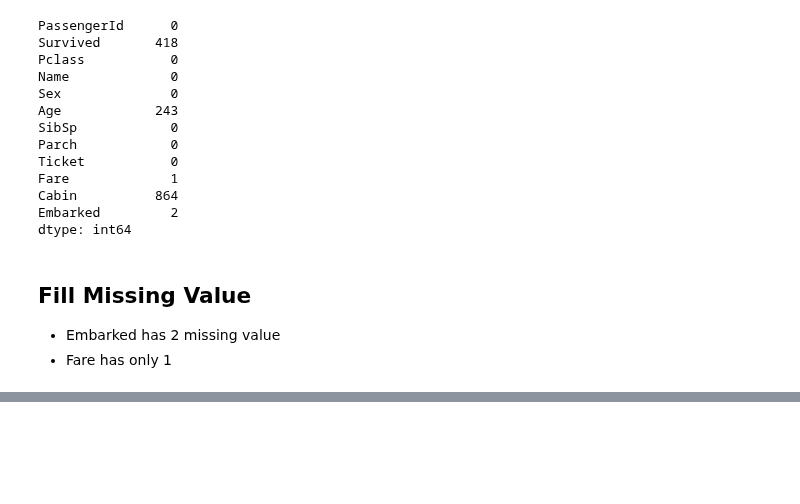
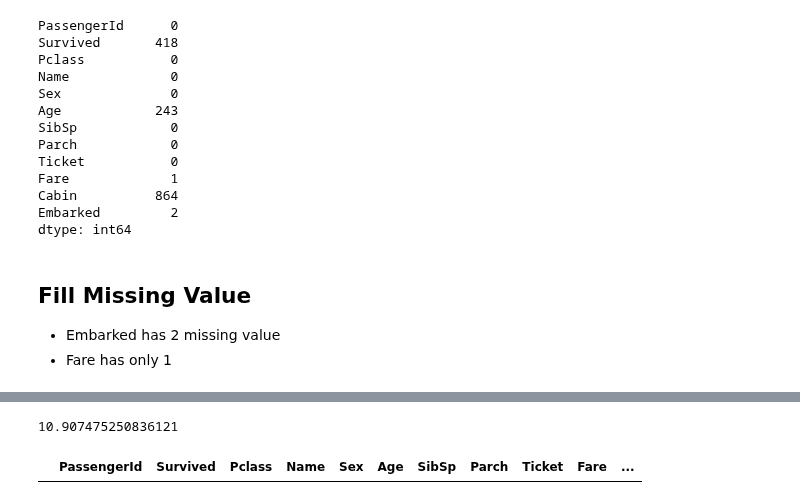
Before and after one commit to akalinirem/machine_learning, a Jupyter notebook: pages/titanic_project/titanic_project.ipynb, the cells around one changed output, grey strips where cells are left out. Drawn from its saved outputs; the diff is of its cells as text; code cells hidden in the pictures; blank space fills up the shorter version.

```diff
--- a/pages/titanic_project/titanic_project.ipynb
+++ b/pages/titanic_project/titanic_project.ipynb
@@ -449,0 +463,2 @@ train_df[train_df["Embarked"].isnull()]
+# %%
+train_df["Embarked"] = train_df["Embarked"].fillna(c)
@@ -449,0 +489,10 @@ train_df[train_df["Embarked"].isnull()]
+# %%
+np.mean(train_df[train_df["Pclass"] == 3]["Fare"]) # 3. sınıf yolcular ort ne kadar ödemiş
+# %% [output]
+10.907475250836121
+# %%
+train_df["Fare"] = train_df["Fare"].fillna(np.mean(train_df[train_df["Pclass"] == 3]["Fare"]))
+# %%
+train_df[train_df["Fare"].isnull()]
+# %% [output]
+|  | PassengerId | Survived | Pclass | Name | Sex | Age | SibSp | Parch | Ticket | Fare | ... |
```
Also changed, not shown: parts of 6 cells of this notebook.
